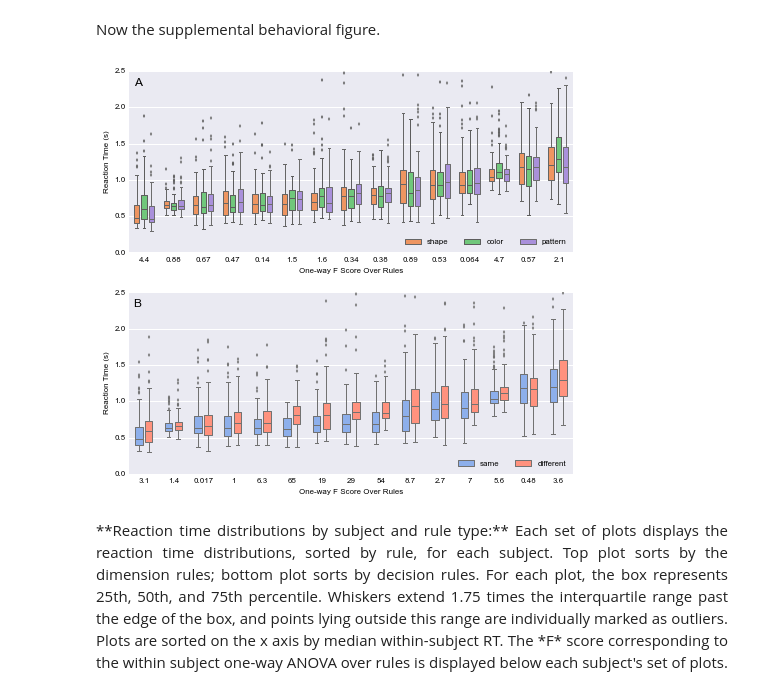
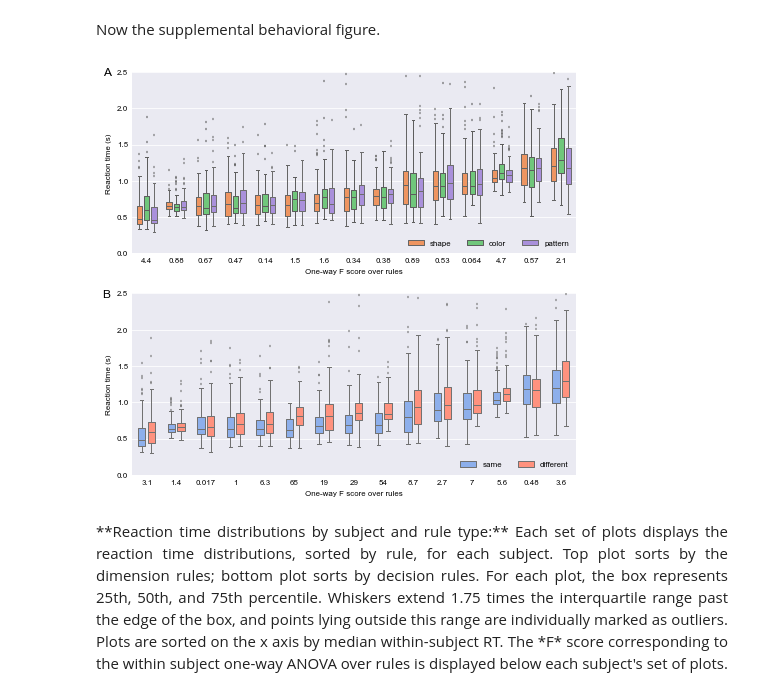
Before and after one commit to WagnerLabPapers/Waskom_JNeurosci_2014, a Jupyter notebook: Main_Analysis.ipynb, the cells around one changed output. Cells and saved outputs as stored; diff of their text form; code cells hidden in the pictures.

```diff
--- a/Main_Analysis.ipynb
+++ b/Main_Analysis.ipynb
@@ -396,13 +404,17 @@ Likelihood ratio test for decision rule:
 # %% [markdown]
 It's possible that the dimension rules may influence RTs differently for each participant and wash out in the group analysis. To examine this possiblitly, perform a one-way ANOVA across each ruleset within each participant and count the number of subjects with a trending or significant effect.
 # %%
-subj_grouped = behav_df.groupby("subj")
-dim = subj_grouped.apply(moss.df_oneway, "dim_rule", "rt", False)
-dec = subj_grouped.apply(moss.df_oneway, "dec_rule", "rt", False)
-f_scores = pd.concat([dim, dec], keys=["dimension", "decision"], names=["rules", "subj"])
-print "Median F score: %.2f" % f_scores.loc["dimension"]["F"].median()
-f_scores["p < 0.05"] = f_scores.p < 0.05
-f_scores["p < 0.1"] = f_scores.p < 0.1
-f_scores.groupby(level="rules")[["p < 0.05", "p < 0.1"]].sum()
+def dksort_rt_anova():
+    subj_grouped = behav_df.groupby("subj")
+    dim = subj_grouped.apply(moss.df_oneway, "dim_rule", "rt", False)
+    dec = subj_grouped.apply(moss.df_oneway, "dec_rule", "rt", False)
+    f_scores = pd.concat([dim, dec], keys=["dimension", "decision"], names=["rules", "subj"])
+    print "Median F score: %.2f" % f_scores.loc["dimension"]["F"].median()
+    f_scores["p < 0.05"] = f_scores.p < 0.05
+    f_scores["p < 0.1"] = f_scores.p < 0.1
+    print f_scores.groupby(level="rules")[["p < 0.05", "p < 0.1"]].sum()
+    return subj_grouped, f_scores
+
+subj_grouped, f_scores = dksort_rt_anova()
 # %% [output]
 Median F score: 0.67
@@ -772,50 +782,49 @@ save_figure(f, "figure_2")
 # %% [markdown]
 Now the supplemental behavioral figure.
 # %%
-f, axes = subplots(2, 1, figsize=(6.85, 6.3))
+def dksort_supplemental_figure_1():
+    f, axes = subplots(2, 1, figsize=(6.85, 6.3))
 
-positions = dict(dim=[.25, .5, .75], dec=[.33, .66])
-widths = dict(dim=.18, dec=.25)
-rules = dict(dim=["shape", "color", "pattern"], dec=["same", "different"])
+    positions = dict(dim=[.25, .5, .75], dec=[.33, .66])
+    widths = dict(dim=.18, dec=.25)
+    rules = dict(dim=["shape", "color", "pattern"], dec=["same", "different"])
 
-text_offset = (.01, -.015)
-text_size = 12
+    text_offset = (.01, -.015)
+    text_size = 12
 
-subj_medians = subj_grouped.rt.median()
-subj_sorted = subjects[np.argsort(subj_medians)]
-for ruleset, ax in zip(["dimension", "decision"], axes):
-    rs = ruleset[:3]
-    for i, subj in enumerate(subj_sorted):
-        df_i = behav_df[behav_df["subj"] == subj]
-        for j, rule in enumerate(rules[rs]):
-            df_rule = df_i[df_i[rs + "_rule"] == rule]
-            pos = np.array([i + positions[rs][j]])
-            rule_rt = np.array(df_rule["rt"])
-            color = sns.desaturate(rule_colors[rs][j], .7)
-            sns.boxplot([rule_rt], color=color, positions=pos, fliersize=2,
-                        whis=1.75, linewidth=1, widths=widths[rs], ax=ax)
-    ax.set_xlim(0, 15)
-    ax.set_xticks(arange(15) + 0.5)
-    rule_fs = f_scores["F"][ruleset].reindex(subj_sorted)
-    ax.set_xticklabels(["%.2g" % _f for _f in rule_fs])
-    ax.set_ylabel("Reaction Time (s)")
-    ax.set_xlabel("One-way F Score Over Rules")
-    indiv_rules = rules[ruleset[:3]]
-    n_rules = len(indiv_rules)
-    ax.legend(ax.artists[:n_rules], indiv_rules, loc=4,
-              ncol=n_rules)
-f.tight_layout()
+    subj_medians = subj_grouped.rt.median()
+    subj_sorted = subjects[np.argsort(subj_medians)]
+    for ruleset, ax in zip(["dimension", "decision"], axes):
+        rs = ruleset[:3]
+        for i, subj in enumerate(subj_sorted):
+            df_i = behav_df[behav_df["subj"] == subj]
+            for j, rule in enumerate(rules[rs]):
+                df_rule = df_i[df_i[rs + "_rule"] == rule]
+                pos = np.array([i + positions[rs][j]])
+                rule_rt = np.array(df_rule["rt"])
+                color = sns.desaturate(rule_colors[rs][j], .7)
+                sns.boxplot([rule_rt], color=color, positions=pos, fliersize=2,
+                            whis=1.75, linewidth=1, widths=widths[rs], ax=ax)
+        ax.set_xlim(0, 15)
+        ax.set_xticks(arange(15) + 0.5)
+        rule_fs = f_scores["F"][ruleset].reindex(subj_sorted)
+        ax.set_xticklabels(["%.2g" % _f for _f in rule_fs])
+        ax.set_ylabel("Reaction time (s)")
+        ax.set_xlabel("One-way F score over rules")
+        indiv_rules = rules[ruleset[:3]]
+        n_rules = len(indiv_rules)
+        ax.legend(ax.artists[:n_rules], indiv_rules, loc=4,
+                  ncol=n_rules)
+    f.tight_layout()
 
-# Label the facets
-for ax, s in zip(f.axes, "AB"):
-    (x, _), (_, y) = ax.bbox.transformed(f.transFigure.inverted()).get_points()
-    x += text_offset[0]
-    y += text_offset[1]
-    f.text(x, y, s, size=text_size, ha="left", va="top")
+    f.text(.02, .96, "A", size=text_size)
+    f.text(.02, .47, "B", size=text_size)
 
-save_figure(f, "supplemental_figure_1")
+    save_figure(f, "supplemental_figure_1")
+
+dksort_supplemental_figure_1()
 # %% [output]
-[figure, old version]
+[figure, new version]
 # %% [markdown]
 <div style="width:730px;padding-left:120px" align="justify">
 **Reaction time distributions by subject and rule type:** Each set of plots displays the reaction time distributions, sorted by rule, for each subject. Top plot sorts by the dimension rules; bottom plot sorts by decision rules. For each plot, the box represents 25th, 50th, and 75th percentile. Whiskers extend 1.75 times the interquartile range past the edge of the box, and points lying outside this range are individually marked as outliers. Plots are sorted on the x axis by median within-subject RT. The *F* score corresponding to the within subject one-way ANOVA over rules is displayed below each subject's set of plots.
```
Also changed, not shown: parts of 117 cells of this notebook, 10 other files.
